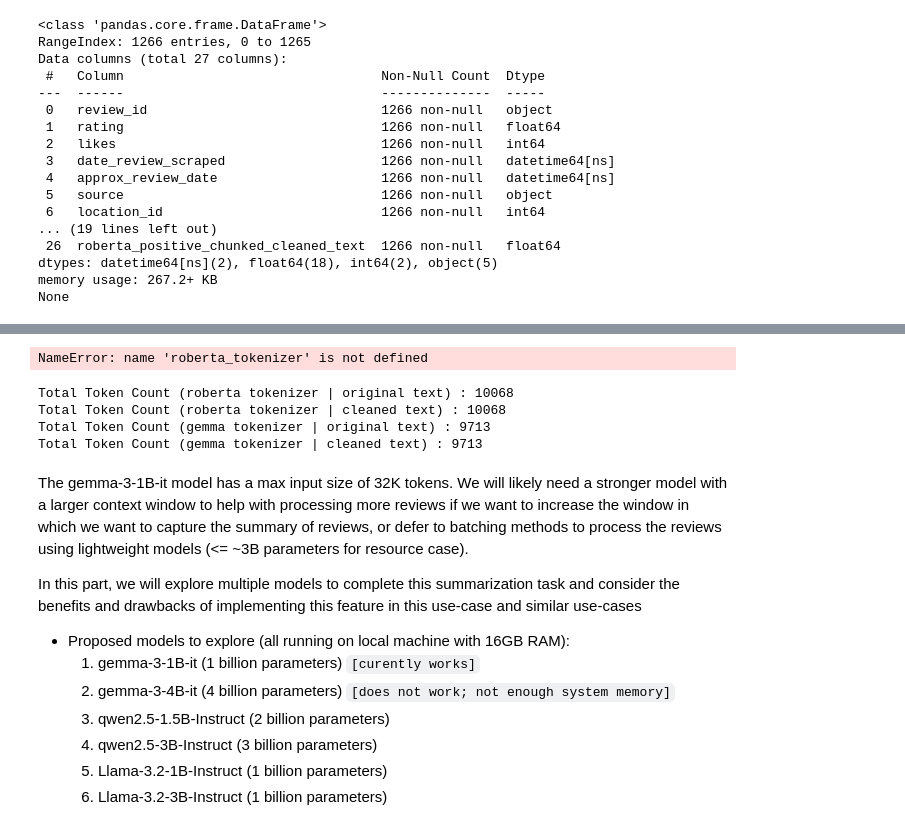
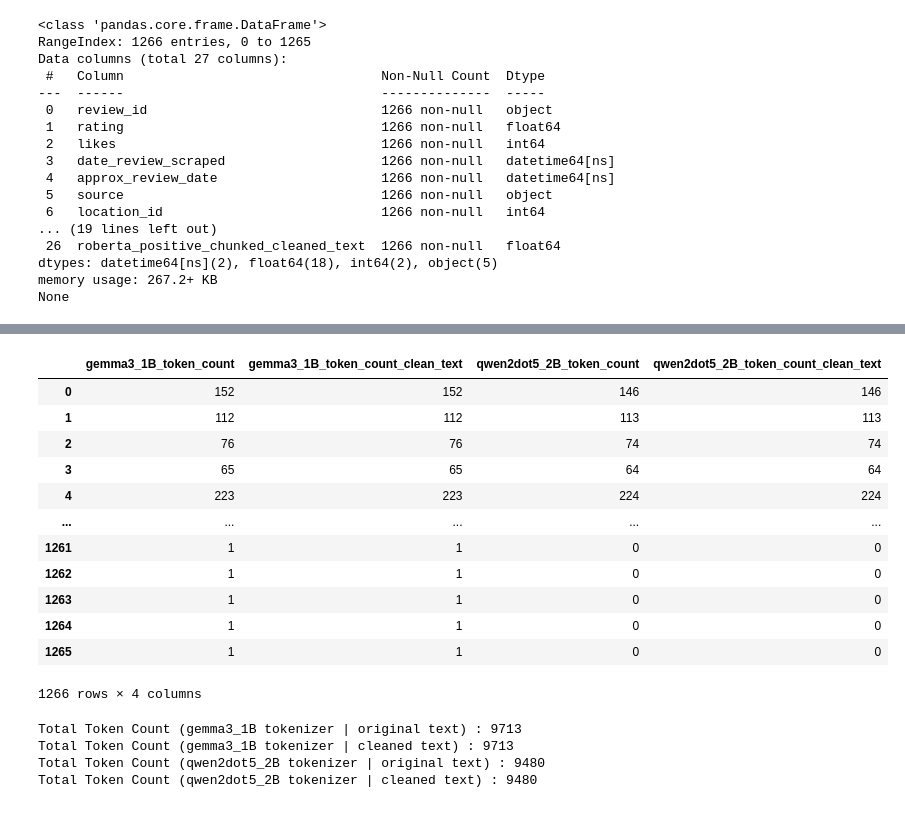
Before and after one commit to Austinedo/GC_sentiment_analysis, a Jupyter notebook: notebooks/sentiment_analysis.ipynb, the cells around one changed output, grey strips where cells are left out. Saved outputs shown, nothing was run; the diff lists cells and outputs as text; code cells hidden in the pictures.

Commit message:
re-org part 2 of notebook + completed review text formatting (need to look calculate token before passing to model to ensure token limits)

```diff
--- a/notebooks/sentiment_analysis.ipynb
+++ b/notebooks/sentiment_analysis.ipynb
@@ -1087,38 +1173,38 @@ def token_count(text, tokenizer):
 # %%
 # generating the token count using roBERTa/gemma tokenizers for both original and LLM-cleaned text
 
-reviews['roberta_token_count'] = reviews['review_text'].progress_apply(lambda text: token_count(text, roberta_tokenizer))
-reviews['roberta_token_count_clean_text'] = reviews['review_text_cleaned'].progress_apply(lambda text: token_count(text, roberta_tokenizer))
-reviews['gemma_token_count'] = reviews['review_text'].progress_apply(lambda text: token_count(text, gemma3_1B_tokenizer))
-reviews['gemma_token_count_clean_text'] = reviews['review_text_cleaned'].progress_apply(lambda text: token_count(text, gemma3_1B_tokenizer))
+reviews['gemma3_1B_token_count'] = reviews['review_text'].progress_apply(lambda text: token_count(text, gemma3_1B_tokenizer))
+reviews['gemma3_1B_token_count_clean_text'] = reviews['review_text_cleaned'].progress_apply(lambda text: token_count(text, gemma3_1B_tokenizer))
 
-display(reviews[['roberta_token_count', 'roberta_token_count_clean_text', 'gemma_token_count', 'gemma_token_count_clean_text']])
+reviews['qwen2dot5_2B_token_count'] = reviews['review_text'].progress_apply(lambda text: token_count(text, qwen2dot5_2B_tokenizer))
+reviews['qwen2dot5_2B_token_count_clean_text'] = reviews['review_text_cleaned'].progress_apply(lambda text: token_count(text, qwen2dot5_2B_tokenizer))
+
+display(reviews[['gemma3_1B_token_count', 'gemma3_1B_token_count_clean_text', 'qwen2dot5_2B_token_count', 'qwen2dot5_2B_token_count_clean_text']])
 # %% [output]
+|  | gemma3_1B_token_count | gemma3_1B_token_count_clean_text | qwen2dot5_2B_token_count | qwen2dot5_2B_token_count_clean_text |
+| 0 | 152 | 152 | 146 | 146 |
+| 1 | 112 | 112 | 113 | 113 |
+| 2 | 76 | 76 | 74 | 74 |
+| 3 | 65 | 65 | 64 | 64 |
+| 4 | 223 | 223 | 224 | 224 |
+| ... | ... | ... | ... | ... |
+| 1261 | 1 | 1 | 0 | 0 |
+| 1262 | 1 | 1 | 0 | 0 |
+| 1263 | 1 | 1 | 0 | 0 |
+| 1264 | 1 | 1 | 0 | 0 |
+| 1265 | 1 | 1 | 0 | 0 |
-NameError: name 'roberta_tokenizer' is not defined
+1266 rows × 4 columns
 # %%
 # grab only the reviews that have text (i.e. reviews with just ratings won't tell us anything because the customer did not say anything)
 # and reviews within the past couple of years
 mask = (reviews['review_text'] != '') & (reviews['approx_review_date'] >= pd.Timestamp('2024-01-01') )
-reviews[mask]['roberta_token_count'].sum()
 
-print(f"Total Token Count (roberta tokenizer | original text) : {reviews[mask]['roberta_token_count'].sum()}")
-print(f"Total Token Count (roberta tokenizer | cleaned text) : {reviews[mask]['roberta_token_count_clean_text'].sum()}")
-print(f"Total Token Count (gemma tokenizer | original text) : {reviews[mask]['gemma_token_count'].sum()}")
-print(f"Total Token Count (gemma tokenizer | cleaned text) : {reviews[mask]['gemma_token_count_clean_text'].sum()}")
+print(f"Total Token Count (gemma3_1B tokenizer | original text) : {reviews[mask]['gemma3_1B_token_count'].sum()}")
+print(f"Total Token Count (gemma3_1B tokenizer | cleaned text) : {reviews[mask]['gemma3_1B_token_count_clean_text'].sum()}")
+print(f"Total Token Count (qwen2dot5_2B tokenizer | original text) : {reviews[mask]['qwen2dot5_2B_token_count'].sum()}")
+print(f"Total Token Count (qwen2dot5_2B tokenizer | cleaned text) : {reviews[mask]['qwen2dot5_2B_token_count_clean_text'].sum()}")
 # %% [output]
-Total Token Count (roberta tokenizer | original text) : 10068
-Total Token Count (roberta tokenizer | cleaned text) : 10068
-Total Token Count (gemma tokenizer | original text) : 9713
-Total Token Count (gemma tokenizer | cleaned text) : 9713
+Total Token Count (gemma3_1B tokenizer | original text) : 9713
+Total Token Count (gemma3_1B tokenizer | cleaned text) : 9713
+Total Token Count (qwen2dot5_2B tokenizer | original text) : 9480
+Total Token Count (qwen2dot5_2B tokenizer | cleaned text) : 9480
-# %% [markdown]
-The gemma-3-1B-it model has a max input size of 32K tokens. We will likely need a stronger model with a larger context window to help with processing more reviews if we want to increase the window in which we want to capture the summary of reviews, or defer to batching methods to process the reviews using lightweight models (<= ~3B parameters for resource case).
-
-In this part, we will explore multiple models to complete this summarization task and consider the benefits and drawbacks of implementing this feature in this use-case and similar use-cases
-
-* Proposed models to explore (all running on local machine with 16GB RAM):
-    1) gemma-3-1B-it (1 billion parameters) `[curently works]`
-    2) gemma-3-4B-it (4 billion parameters) `[does not work; not enough system memory]`
-    2) qwen2.5-1.5B-Instruct (2 billion parameters)
-    3) qwen2.5-3B-Instruct (3 billion parameters)
-    4) Llama-3.2-1B-Instruct (1 billion parameters)
-    5) Llama-3.2-3B-Instruct (1 billion parameters)
```
Also changed, not shown: parts of 11 cells of this notebook.
